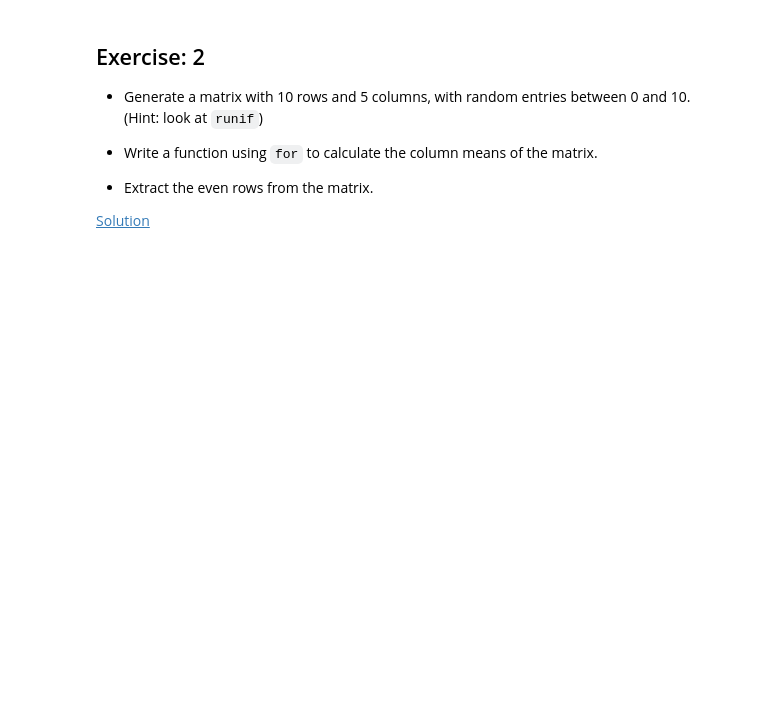
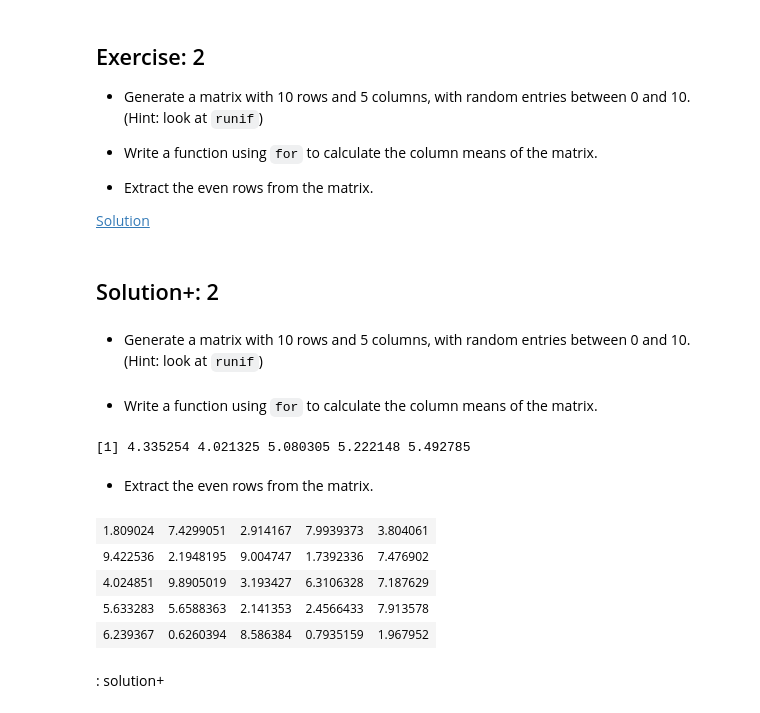
Before and after one commit to JDBetteridge/samba_induction_r, a Jupyter notebook: nbplain/02_variables.ipynb, the cells around one changed output. Saved outputs shown, nothing was run; the diff lists cells and outputs as text; code cells hidden in the pictures; blank space fills up the shorter version.

````diff
--- a/nbplain/02_variables.ipynb
+++ b/nbplain/02_variables.ipynb
@@ -465,3 +582,30 @@ This can be replaced by:
 *  Extract the even rows from the matrix.
 
 [Solution]()
+# %% [markdown]
+## Solution+: 2
+# %% [markdown]
+* Generate a matrix with 10 rows and 5 columns, with random entries
+  between 0 and 10. (Hint: look at ```runif```)
+# %%
+matti<-matrix(runif(50,0,10),nrow=10)
+# %% [markdown]
+*  Write a function using ```for``` to calculate the column means of
+  the matrix.
+# %%
+for (i in 1:5) mean(matti[,i])
+apply(matti,2,mean)
+# %% [output]
+[1] 4.335254 4.021325 5.080305 5.222148 5.492785
+# %% [markdown]
+*  Extract the even rows from the matrix.
+# %%
+matti[seq(2,10,2),]
+# %% [output]
+| 1.809024 | 7.4299051 | 2.914167 | 7.9939373 | 3.804061 |
+| 9.422536 | 2.1948195 | 9.004747 | 1.7392336 | 7.476902 |
+| 4.024851 | 9.8905019 | 3.193427 | 6.3106328 | 7.187629 |
+| 5.633283 | 5.6588363 | 2.141353 | 2.4566433 | 7.913578 |
+| 6.239367 | 0.6260394 | 8.586384 | 0.7935159 | 1.967952 |
+# %% [markdown]
+: solution+
````
Also changed, not shown: parts of 17 cells of this notebook, 1 other file.
